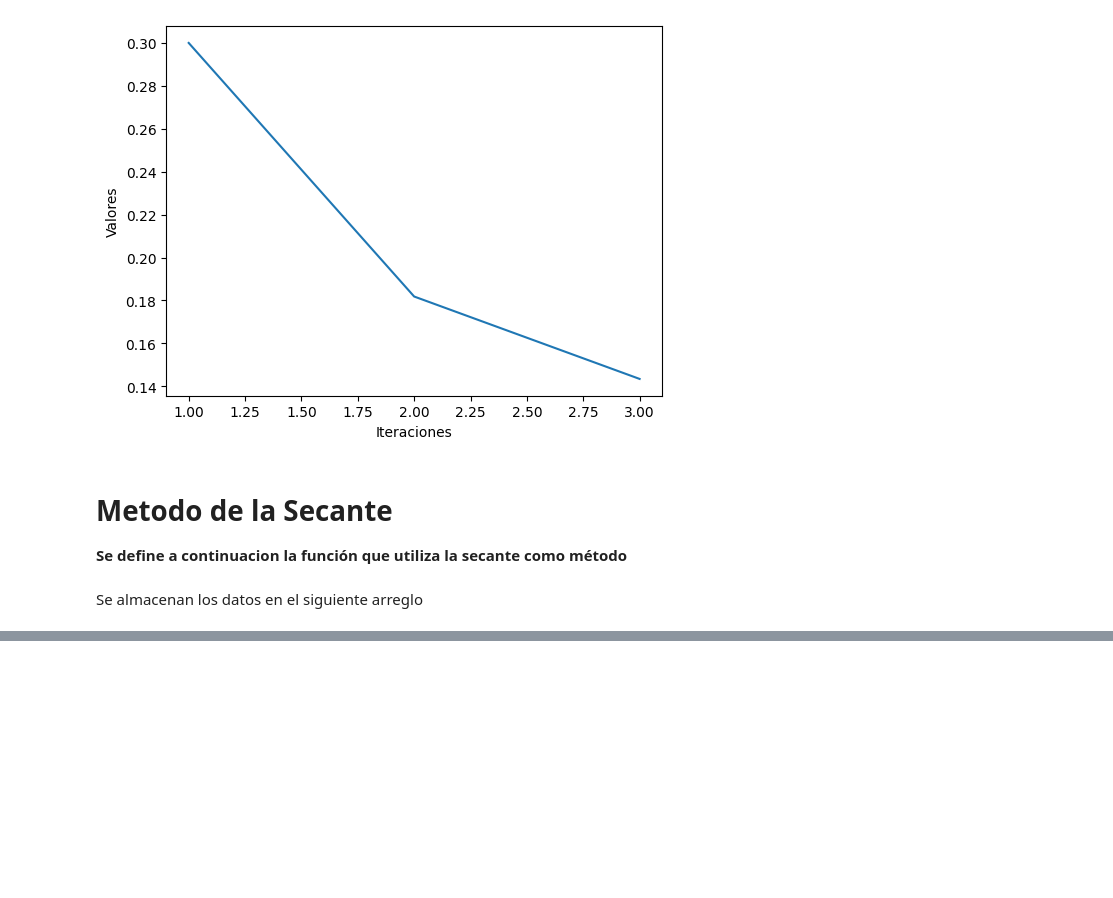
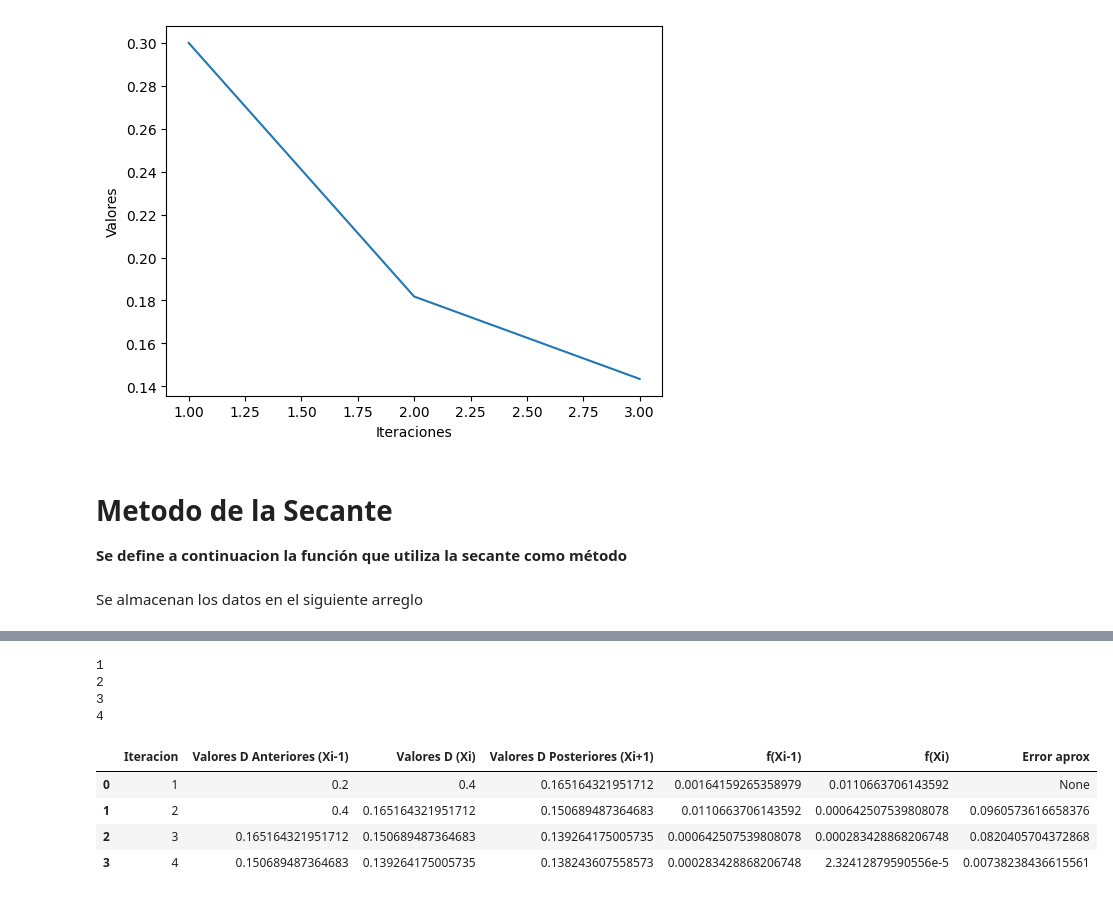
Before and after one commit to SM0NKY/Newton-Ralphson-Secante, a Jupyter notebook: Newton_R_S.ipynb, the cells around one changed output, grey strips where cells are left out. Drawn from its saved outputs; the diff is of its cells as text; code cells hidden in the pictures; blank space fills up the shorter version.

```diff
--- a/Newton_R_S.ipynb
+++ b/Newton_R_S.ipynb
@@ -196,0 +255,15 @@ def secante() -> None:
+# %%
+secante()
+# %% [output]
+1
+2
+3
+4
+# %%
+pd.DataFrame({"Iteracion":iteraciones_secante,"Valores D Anteriores (Xi-1)":valores_xi_1_sec,"Valores D (Xi)":valores_xi_sec,"Valores D Posteriores (Xi+1)":valores_xi_posterior,"f(Xi-1)":fx_1secante,"f(Xi)":fx_secante, "Error aprox": Error_va_secante})
+# %% [output]
+|  | Iteracion | Valores D Anteriores (Xi-1) | Valores D (Xi) | Valores D Posteriores (Xi+1) | f(Xi-1) | f(Xi) | Error aprox |
+| 0 | 1 | 0.2 | 0.4 | 0.165164321951712 | 0.00164159265358979 | 0.0110663706143592 | None |
+| 1 | 2 | 0.4 | 0.165164321951712 | 0.150689487364683 | 0.0110663706143592 | 0.000642507539808078 | 0.0960573616658376 |
+| 2 | 3 | 0.165164321951712 | 0.150689487364683 | 0.139264175005735 | 0.000642507539808078 | 0.000283428868206748 | 0.0820405704372868 |
+| 3 | 4 | 0.150689487364683 | 0.139264175005735 | 0.138243607558573 | 0.000283428868206748 | 2.32412879590556e-5 | 0.00738238436615561 |
```
Also changed, not shown: parts of 16 cells of this notebook, 1 other file.
